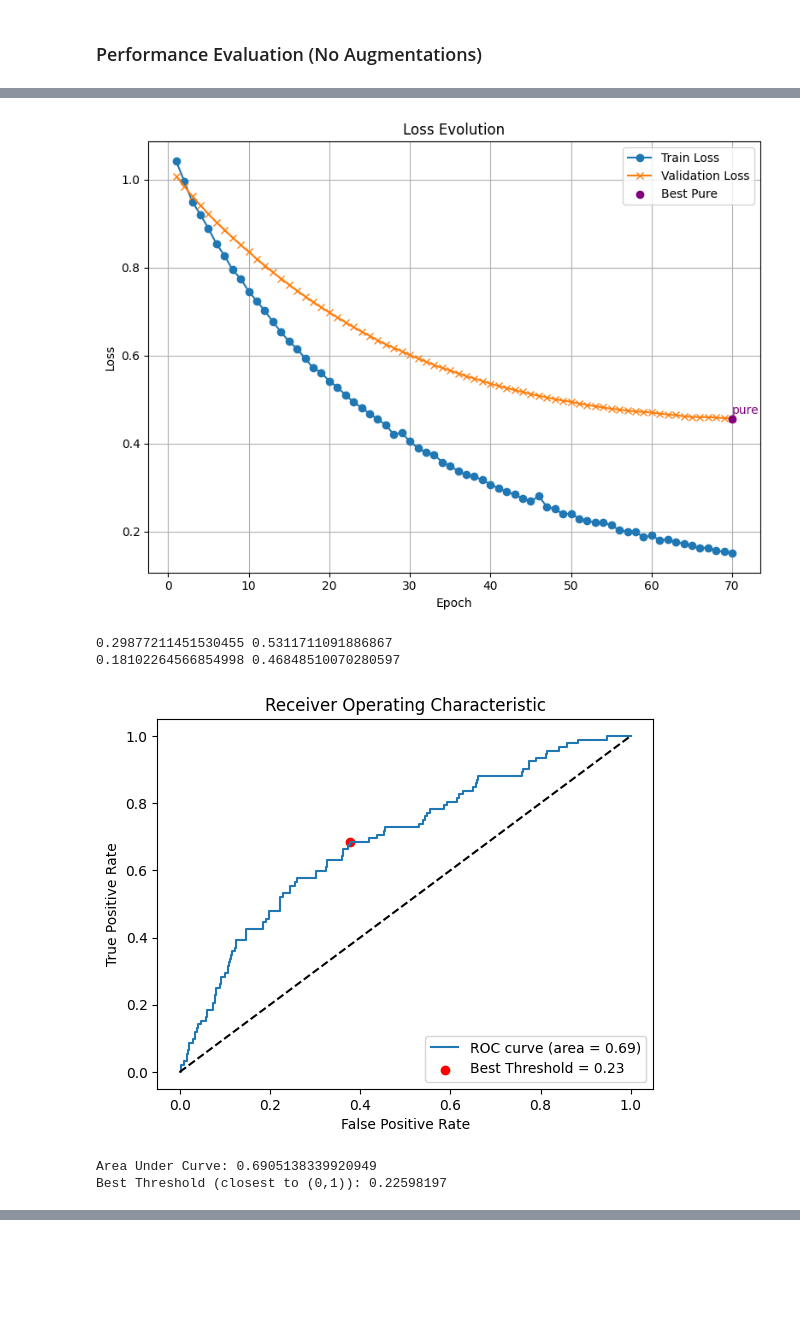
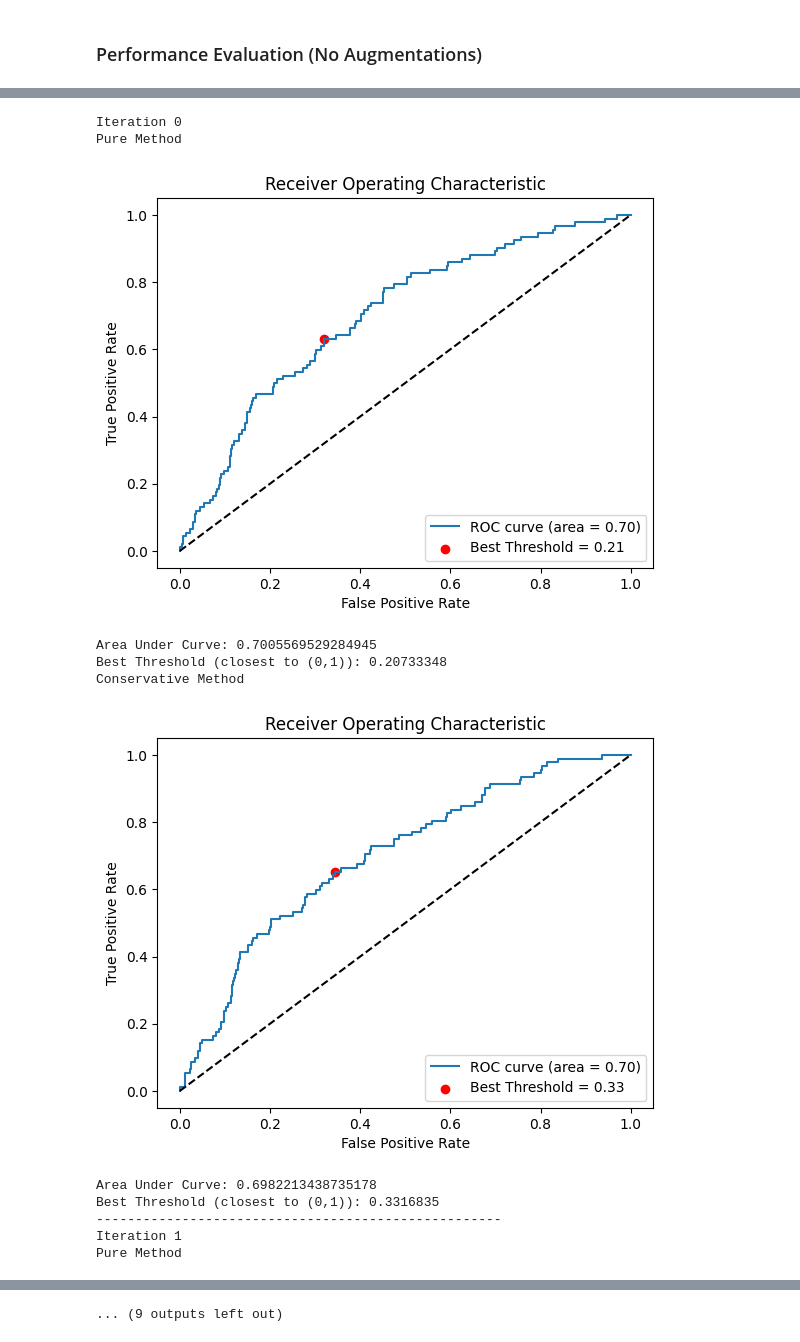
Before and after one commit to rafael-andre1/AI-for-Interstitial-Lung-Disease-Classification, a Jupyter notebook: 3 - resnetTesting/resnetFineTune.ipynb, the cells around one changed output, grey strips where cells are left out. Saved outputs shown, nothing was run; the diff lists cells and outputs as text; code cells hidden in the pictures; blank space fills up the shorter version.

Commit message:
Conservative VS Pure Results

```diff
--- a/3 - resnetTesting/resnetFineTune.ipynb
+++ b/3 - resnetTesting/resnetFineTune.ipynb
@@ -228,8 +228,9 @@ def trainResNet(train_dataset, val_dataset, num_epochs=70, batch_size=32, lr=5e-
                 epoch_pure = epoch
 
             # If saved val loss is >= 1.03 times current value, updates
-            # But only if train loss is >= 70% of the current val loss
-            if (best_val_conservative > avg_loss_val * (1 + threshold1)) and (avg_loss_train >= avg_loss_val * threshold2):
+            # But only if train loss is >= 55% of the current val loss
+            if ((best_val_conservative > avg_loss_val * (1 + threshold1)) and
+                (avg_loss_train >= avg_loss_val * threshold2)) or (epoch==40 and epoch_conservative==0):
                 best_val_conservative = avg_loss_val
                 best_model_conservative = copy.deepcopy(resnet18)
                 epoch_conservative = epoch
@@ -619,15 +624,0 @@ plotLossCollection(all_train, all_val, best_pure_epochs, best_cons_epochs)
-# %%
-custom_loss = pure_vs_conservative[0][2]
-custom_val_loss = pure_vs_conservative[0][3]
-
-epoch_pure = pure_vs_conservative[0][0][1]
-
-plotLoss(custom_loss, custom_val_loss, epoch_pure, pure_vs_conservative[0][1][1])
-# %% [output]
-[figure, removed]
-# %%
-print(custom_loss[40], custom_val_loss[40])
-print(custom_loss[60], custom_val_loss[60])
-# %% [output]
-0.29877211451530455 0.5311711091886867
-0.18102264566854998 0.46848510070280597
@@ -636,6 +625,35 @@ resnet_custom = pure_vs_conservative[0][0][0]
+# %%
+pure_resnets, conservative_resnets = [], []
+
+for item in pure_vs_conservative:
+    pure_resnets.append(item[0][0])
+    conservative_resnets.append(item[1][0])
 # %%
-threshold_custom, auc_custom = getROC(resnet_custom, val_dataset)
+pure_thresh, cons_thresh = [], []
+
+for i in range(len(pure_resnets)):
+    print("Iteration",i)
+    print("Pure Method")
+    threshold_custom, auc_custom = getROC(pure_resnets[i], val_dataset)
+    pure_thresh.append(threshold_custom)
+    print("Conservative Method")
+    if best_cons_epochs[i] != 0:
+        threshold_custom2, auc_custom2 = getROC(conservative_resnets[i], val_dataset)
+        cons_thresh.append(threshold_custom2)
+    else:
+        print("ERROR DUE TO EPOCH==0")
+        cons_thresh.append(0)
+    print('----------------------------------------------------')
 # %% [output]
+Iteration 0
+Pure Method
-[figure, old version]
+[figure, new version]
-Area Under Curve: 0.6905138339920949
-Best Threshold (closest to (0,1)): 0.22598197
+Area Under Curve: 0.7005569529284945
+Best Threshold (closest to (0,1)): 0.20733348
+Conservative Method
+[figure, added]
+Area Under Curve: 0.6982213438735178
+Best Threshold (closest to (0,1)): 0.3316835
+----------------------------------------------------
+Iteration 1
+Pure Method
@@ -641,0 +675 @@ Best Threshold (closest to (0,1)): 0.22598197
+... (9 outputs left out)
```
Also changed, not shown: parts of 14 cells of this notebook.
